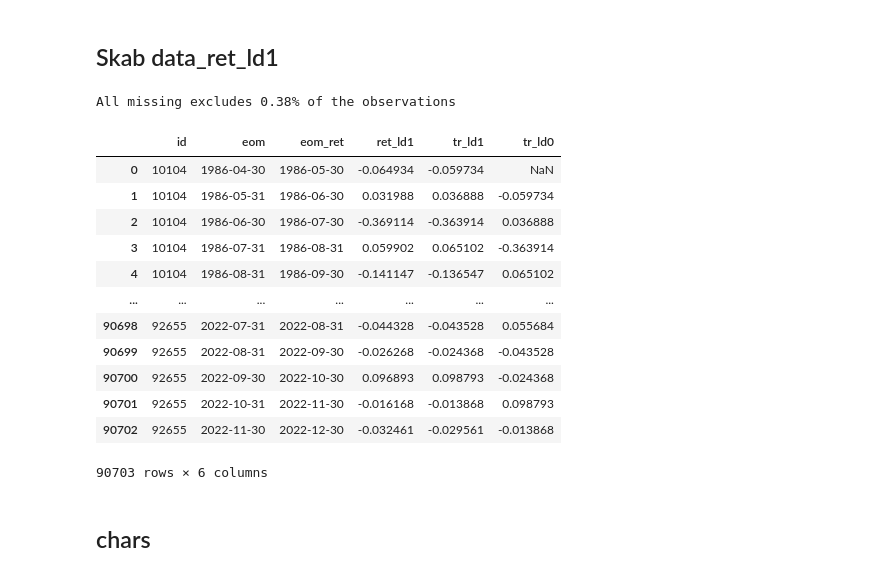
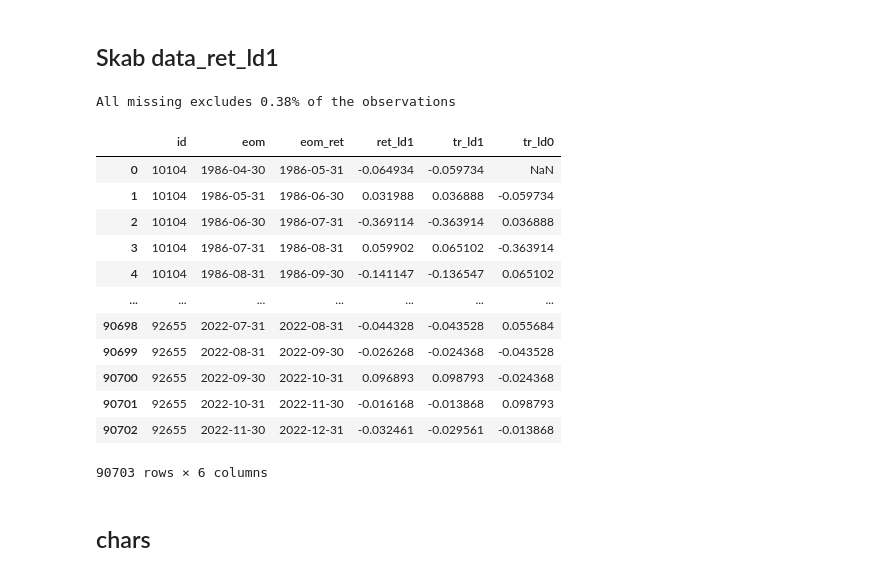
Before and after one commit to Hedegaard9/Master, a Jupyter notebook: PREDICTIONS.ipynb, the cells around one changed output. Saved outputs shown, nothing was run; the diff lists cells and outputs as text; code cells hidden in the pictures.

```diff
--- a/PREDICTIONS.ipynb
+++ b/PREDICTIONS.ipynb
@@ -105,38 +101,38 @@ def long_horizon_ret(data, h, impute):
 # %%
 
 world_ret = pd.read_csv(file_path_world_ret, usecols=["excntry", "id", "eom", "ret_exc"], dtype={"eom": str})
 filtered_world_ret = world_ret[(world_ret["excntry"] == "USA") & (world_ret["id"] <= 99999)].copy()
 filtered_world_ret["eom"] = pd.to_datetime(filtered_world_ret["eom"])
 monthly = filtered_world_ret
 data_ret = long_horizon_ret(filtered_world_ret, h=12, impute="zero")
 data_ret_ld1 = data_ret.copy()
-data_ret_ld1['eom_ret'] = data_ret_ld1['eom'] + pd.DateOffset(months=1)
+data_ret_ld1['eom_ret'] = (data_ret_ld1['eom'] + pd.DateOffset(months=1)) + MonthEnd(0)
 data_ret_ld1 = data_ret_ld1[['id', 'eom', 'eom_ret', 'ret_ld1']]
 data_ret_ld1 = data_ret_ld1.merge(risk_free, on='eom', how='left')
 data_ret_ld1['tr_ld1'] = data_ret_ld1['ret_ld1'] + data_ret_ld1['rf']
 data_ret_ld1.drop(columns=['rf'], inplace=True)
 temp = data_ret_ld1[['id', 'eom', 'tr_ld1']].copy()
 
 temp['eom'] = temp['eom'] + pd.offsets.MonthEnd(1)
 
 temp = temp.rename(columns={'tr_ld1': 'tr_ld0'})
 
 data_ret_ld1 = data_ret_ld1.merge(temp, on=['id', 'eom'], how='left')
 data_ret_ld1
 # %% [output]
 All missing excludes 0.38% of the observations
 |  | id | eom | eom_ret | ret_ld1 | tr_ld1 | tr_ld0 |
-| 0 | 10104 | 1986-04-30 | 1986-05-30 | -0.064934 | -0.059734 | NaN |
+| 0 | 10104 | 1986-04-30 | 1986-05-31 | -0.064934 | -0.059734 | NaN |
 | 1 | 10104 | 1986-05-31 | 1986-06-30 | 0.031988 | 0.036888 | -0.059734 |
-| 2 | 10104 | 1986-06-30 | 1986-07-30 | -0.369114 | -0.363914 | 0.036888 |
+| 2 | 10104 | 1986-06-30 | 1986-07-31 | -0.369114 | -0.363914 | 0.036888 |
 | 3 | 10104 | 1986-07-31 | 1986-08-31 | 0.059902 | 0.065102 | -0.363914 |
 | 4 | 10104 | 1986-08-31 | 1986-09-30 | -0.141147 | -0.136547 | 0.065102 |
 | ... | ... | ... | ... | ... | ... | ... |
 | 90698 | 92655 | 2022-07-31 | 2022-08-31 | -0.044328 | -0.043528 | 0.055684 |
 | 90699 | 92655 | 2022-08-31 | 2022-09-30 | -0.026268 | -0.024368 | -0.043528 |
-| 90700 | 92655 | 2022-09-30 | 2022-10-30 | 0.096893 | 0.098793 | -0.024368 |
+| 90700 | 92655 | 2022-09-30 | 2022-10-31 | 0.096893 | 0.098793 | -0.024368 |
 | 90701 | 92655 | 2022-10-31 | 2022-11-30 | -0.016168 | -0.013868 | 0.098793 |
-| 90702 | 92655 | 2022-11-30 | 2022-12-30 | -0.032461 | -0.029561 | -0.013868 |
+| 90702 | 92655 | 2022-11-30 | 2022-12-31 | -0.032461 | -0.029561 | -0.013868 |
 90703 rows × 6 columns
 # %% [markdown]
 ## chars
```
Also changed, not shown: parts of 15 cells of this notebook, 2 other files.
